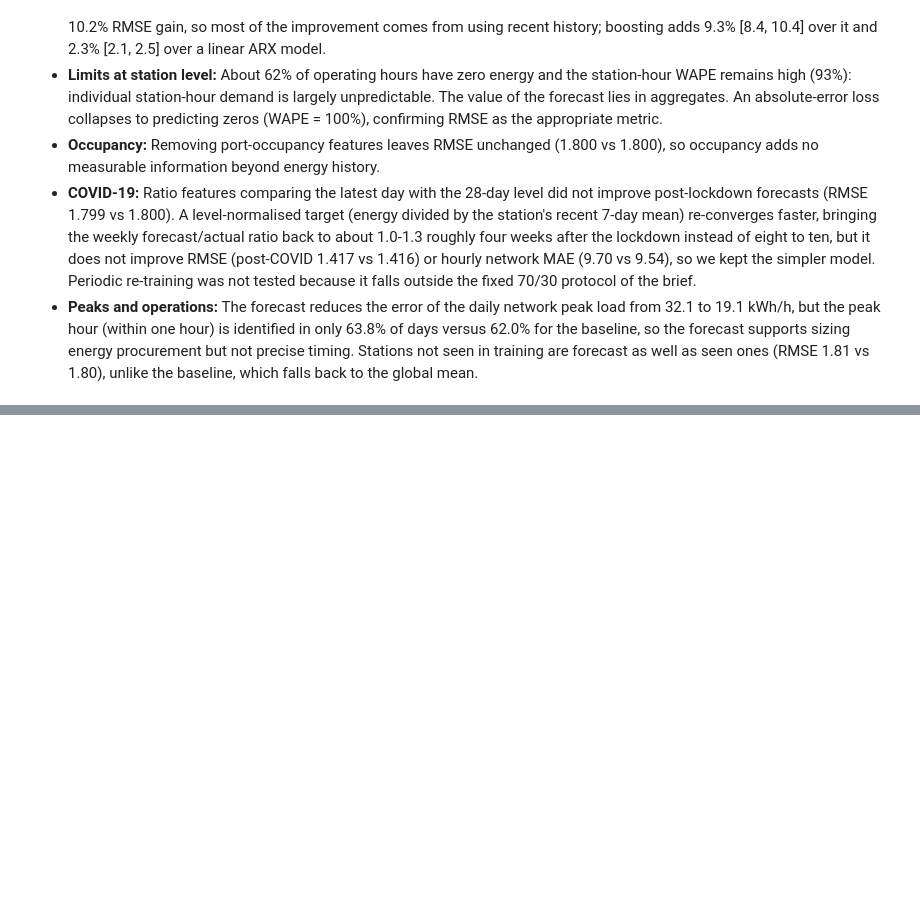
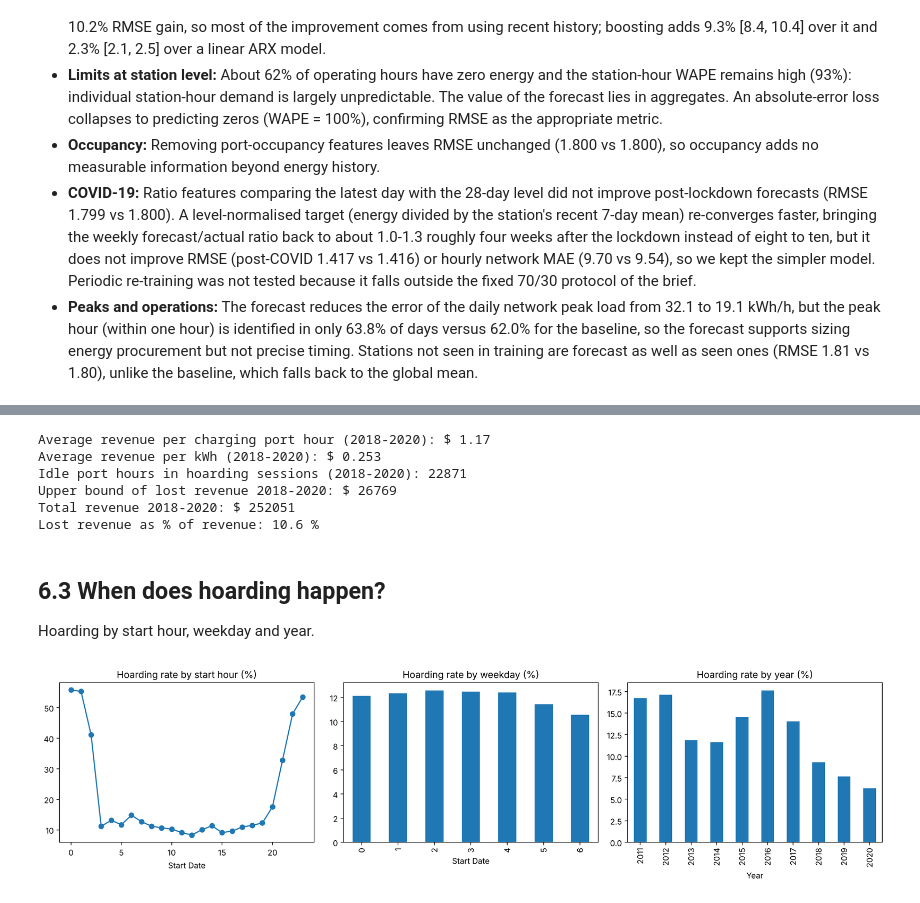
Before and after one commit to FridaGi/ITBA, a Jupyter notebook: ITBA_Project.ipynb, the cells around one changed output, grey strips where cells are left out. Cells and saved outputs as stored; diff of their text form; code cells hidden in the pictures; blank space fills up the shorter version.

```diff
--- a/ITBA_Project.ipynb
+++ b/ITBA_Project.ipynb
@@ -1452,0 +1459,14 @@ seen  {'baseline': 2.189, 'naive4w': 1.986, 'ridge': 1.845, 'gb': 1.798}
+# %%
+import numpy as np
+import pandas as pd
+import matplotlib.pyplot as plt
+
+hd = df.copy()
+hd["Hoarding"] = (hd["Idle Hours"] > 1).astype(int)
+hd["Year"] = hd["Start Date"].dt.year
+
+print("Hoarding sessions:", hd["Hoarding"].sum(), f"({hd['Hoarding'].mean()*100:.1f}% of sessions)")
+print("Idle port hours in hoarding sessions:", round(hd.loc[hd.Hoarding == 1, "Idle Hours"].sum()))
+print("Share of all plugged-in hours that are idle:", round(hd["Idle Hours"].sum() / hd["Total Hours"].sum() * 100, 1), "%")
+print("Share of idle hours coming from hoarding sessions:",
+      round(hd.loc[hd.Hoarding == 1, "Idle Hours"].sum() / hd["Idle Hours"].sum() * 100, 1), "%")
@@ -1452,0 +1482,31 @@ seen  {'baseline': 2.189, 'naive4w': 1.986, 'ridge': 1.845, 'gb': 1.798}
+# %%
+paid = hd[hd["Year"] >= 2018]
+rev_per_charge_hour = paid["Fee"].sum() / paid["Charging Hours"].sum()
+rev_per_kwh = paid["Fee"].sum() / paid["Energy (kWh)"].sum()
+hoard_idle_hours = paid.loc[paid.Hoarding == 1, "Idle Hours"].sum()
+
+print("Average revenue per charging port hour (2018-2020): $", round(rev_per_charge_hour, 2))
+print("Average revenue per kWh (2018-2020): $", round(rev_per_kwh, 3))
+print("Idle port hours in hoarding sessions (2018-2020):", round(hoard_idle_hours))
+print("Upper bound of lost revenue 2018-2020: $", round(hoard_idle_hours * rev_per_charge_hour))
+print("Total revenue 2018-2020: $", round(paid["Fee"].sum()))
+print("Lost revenue as % of revenue:", round(hoard_idle_hours * rev_per_charge_hour / paid["Fee"].sum() * 100, 1), "%")
+# %% [output]
+Average revenue per charging port hour (2018-2020): $ 1.17
+Average revenue per kWh (2018-2020): $ 0.253
+Idle port hours in hoarding sessions (2018-2020): 22871
+Upper bound of lost revenue 2018-2020: $ 26769
+Total revenue 2018-2020: $ 252051
+Lost revenue as % of revenue: 10.6 %
+# %% [markdown]
+## 6.3 When does hoarding happen?
+
+Hoarding by start hour, weekday and year.
+# %%
+fig, ax = plt.subplots(1, 3, figsize=(15, 4))
+hd.groupby(hd["Start Date"].dt.hour)["Hoarding"].mean().mul(100).plot(ax=ax[0], marker="o", title="Hoarding rate by start hour (%)")
+hd.groupby(hd["Start Date"].dt.dayofweek)["Hoarding"].mean().mul(100).plot.bar(ax=ax[1], title="Hoarding rate by weekday (%)")
+hd.groupby("Year")["Hoarding"].mean().mul(100).plot.bar(ax=ax[2], title="Hoarding rate by year (%)")
+plt.tight_layout(); plt.show()
+# %% [output]
+[figure, added]
```
Also changed, not shown: parts of 18 cells of this notebook.
